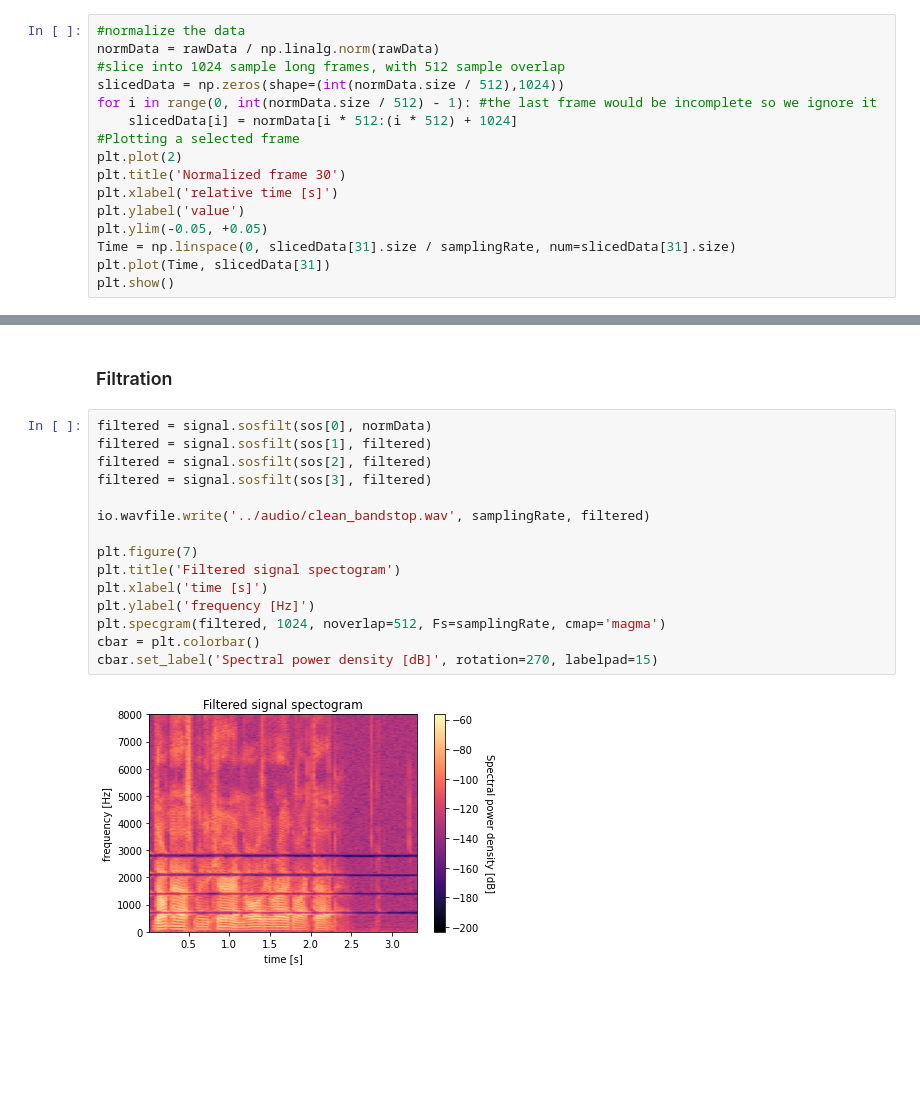
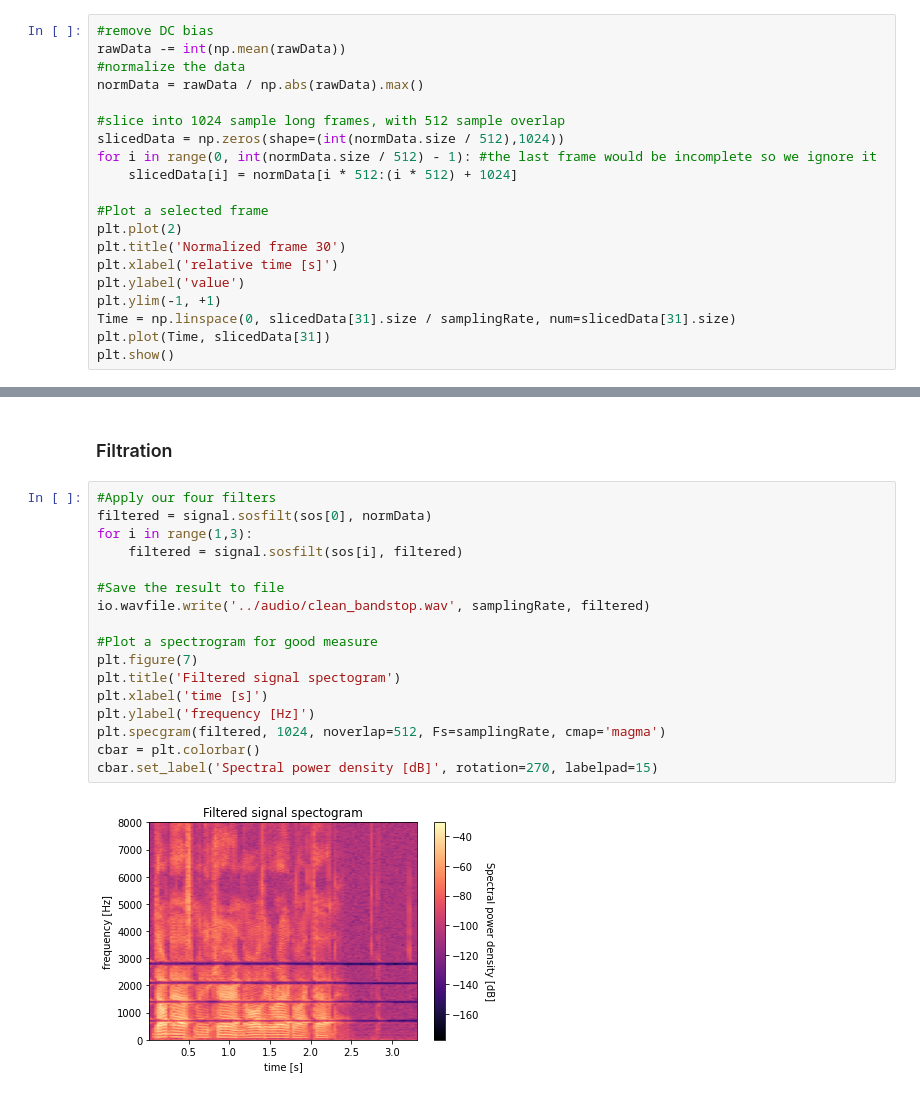
Before and after one commit to ddzibela/ISS, a Jupyter notebook: src/ISS.ipynb, the cells around one changed output, grey strips where cells are left out. Saved outputs shown, nothing was run; the diff lists cells and outputs as text; blank space fills up the shorter version.

```diff
--- a/src/ISS.ipynb
+++ b/src/ISS.ipynb
@@ -35,18 +41,22 @@ Min value:     -1516
 # %% [markdown]
 ### Normalization and segmentation
 # %%
+#remove DC bias
+rawData -= int(np.mean(rawData))
 #normalize the data
-normData = rawData / np.linalg.norm(rawData)
+normData = rawData / np.abs(rawData).max()
+
 #slice into 1024 sample long frames, with 512 sample overlap
 slicedData = np.zeros(shape=(int(normData.size / 512),1024))
 for i in range(0, int(normData.size / 512) - 1): #the last frame would be incomplete so we ignore it
     slicedData[i] = normData[i * 512:(i * 512) + 1024]
-#Plotting a selected frame
+
+#Plot a selected frame
 plt.plot(2)
 plt.title('Normalized frame 30')
 plt.xlabel('relative time [s]')
 plt.ylabel('value')
-plt.ylim(-0.05, +0.05)
+plt.ylim(-1, +1)
 Time = np.linspace(0, slicedData[31].size / samplingRate, num=slicedData[31].size)
 plt.plot(Time, slicedData[31])
 plt.show()
@@ -151,19 +165,21 @@ plt.show()
 # %% [markdown]
 ### Filtration
 # %%
+#Apply our four filters
 filtered = signal.sosfilt(sos[0], normData)
-filtered = signal.sosfilt(sos[1], filtered)
-filtered = signal.sosfilt(sos[2], filtered)
-filtered = signal.sosfilt(sos[3], filtered)
+for i in range(1,3):
+    filtered = signal.sosfilt(sos[i], filtered)
 
+#Save the result to file
 io.wavfile.write('../audio/clean_bandstop.wav', samplingRate, filtered)
 
+#Plot a spectrogram for good measure
 plt.figure(7)
 plt.title('Filtered signal spectogram')
 plt.xlabel('time [s]')
 plt.ylabel('frequency [Hz]')
 plt.specgram(filtered, 1024, noverlap=512, Fs=samplingRate, cmap='magma')
 cbar = plt.colorbar()
 cbar.set_label('Spectral power density [dB]', rotation=270, labelpad=15)
 # %% [output]
-[figure, old version]
+[figure, new version]
```
Also changed, not shown: parts of 5 cells of this notebook.
